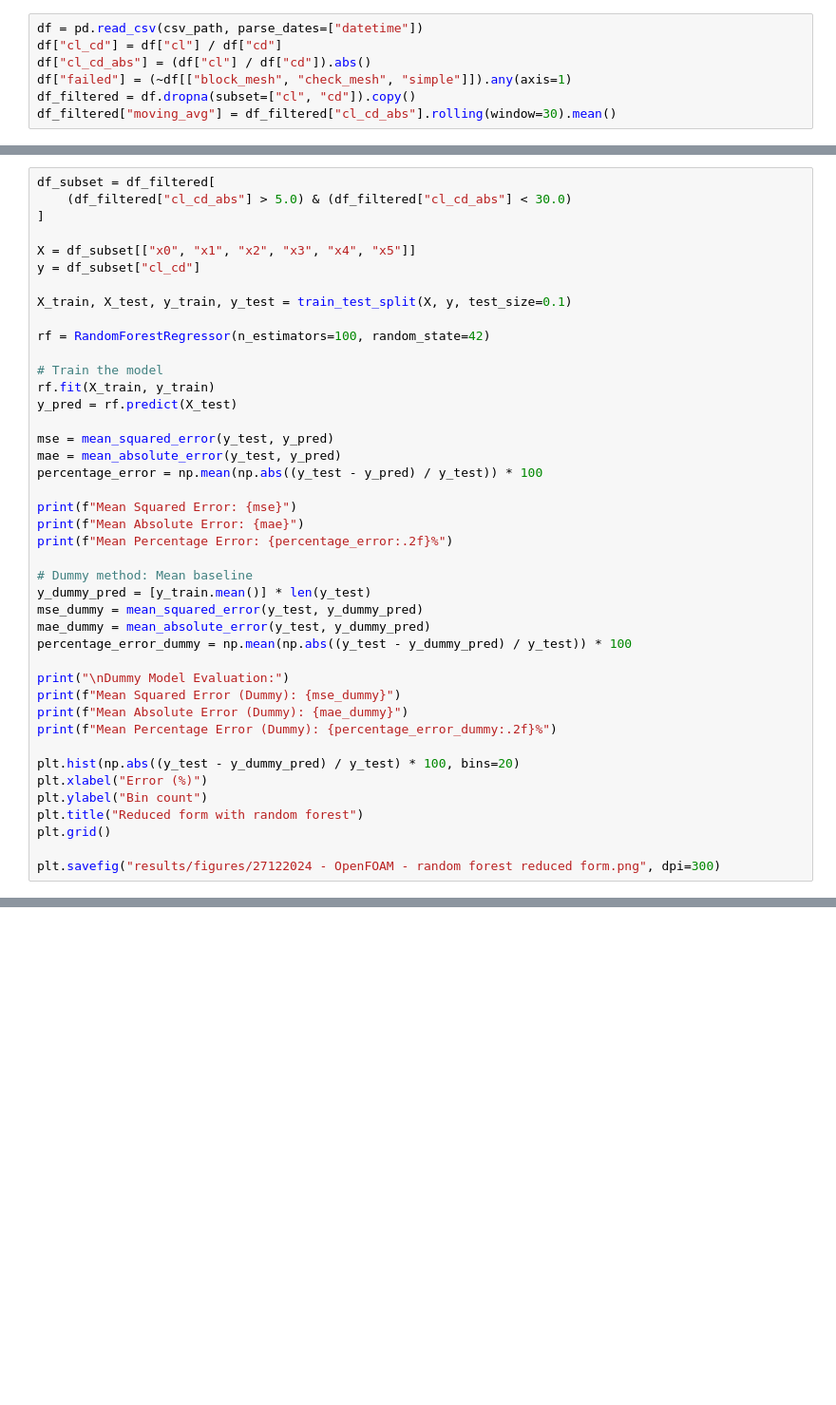
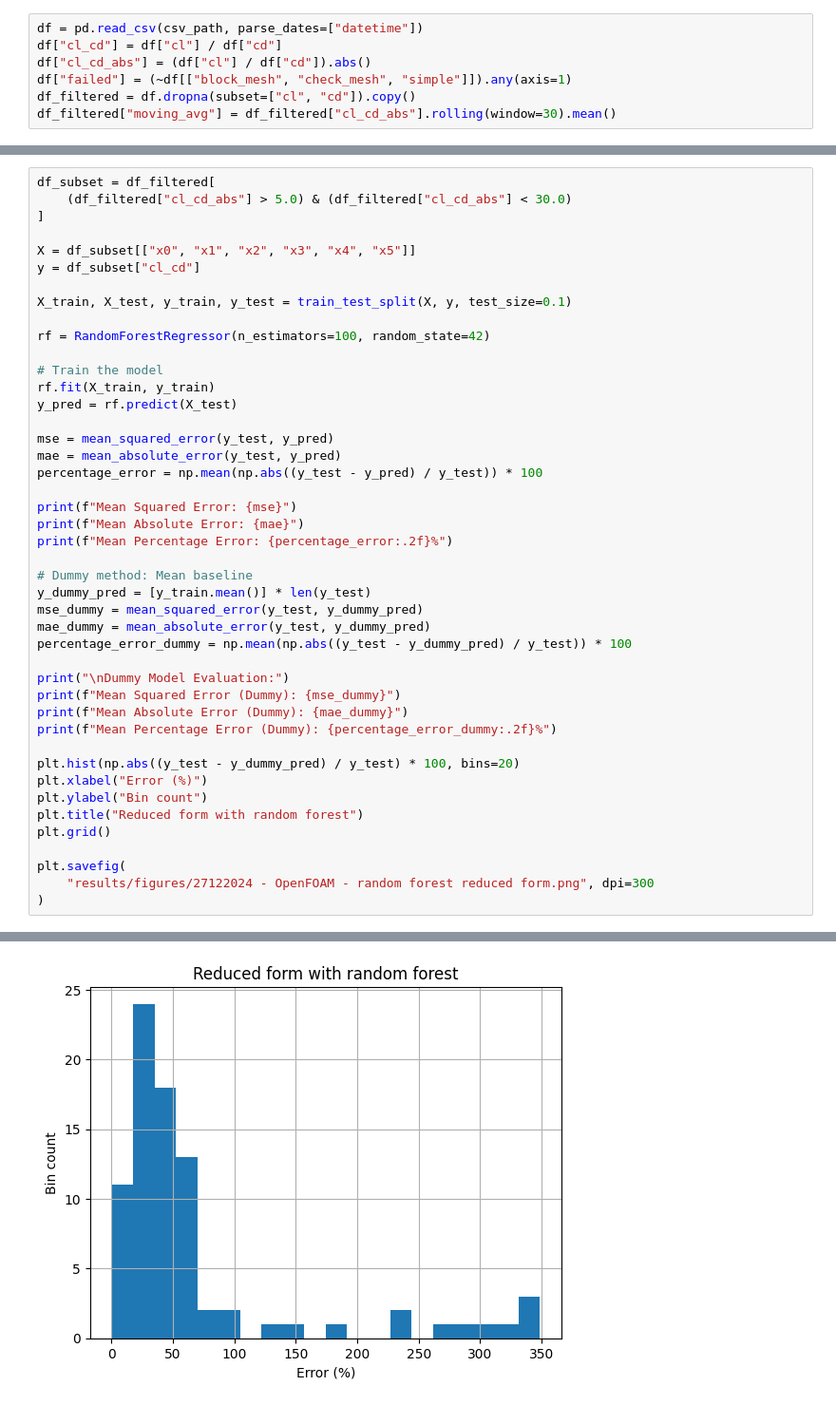
Before and after one commit to NielsBongers/openfoam-airfoil-optimization, a Jupyter notebook: analysis.ipynb, the cells around one changed output, grey strips where cells are left out. Shown: that part at 95% size. Cells and saved outputs as stored; diff of their text form; blank space fills up the shorter version.

```diff
--- a/analysis.ipynb
+++ b/analysis.ipynb
@@ -119,4 +123,7 @@ plt.ylabel("Bin count")
 plt.title("Reduced form with random forest")
 plt.grid()
 
-plt.savefig("results/figures/27122024 - OpenFOAM - random forest reduced form.png", dpi=300)
+plt.savefig(
+    "results/figures/27122024 - OpenFOAM - random forest reduced form.png", dpi=300
+)
+# %% [output]
@@ -122,0 +138 @@ plt.savefig("results/figures/27122024 - OpenFOAM - random forest reduced form.pn
+[figure, added]
```
Also changed, not shown: parts of 8 cells of this notebook.
